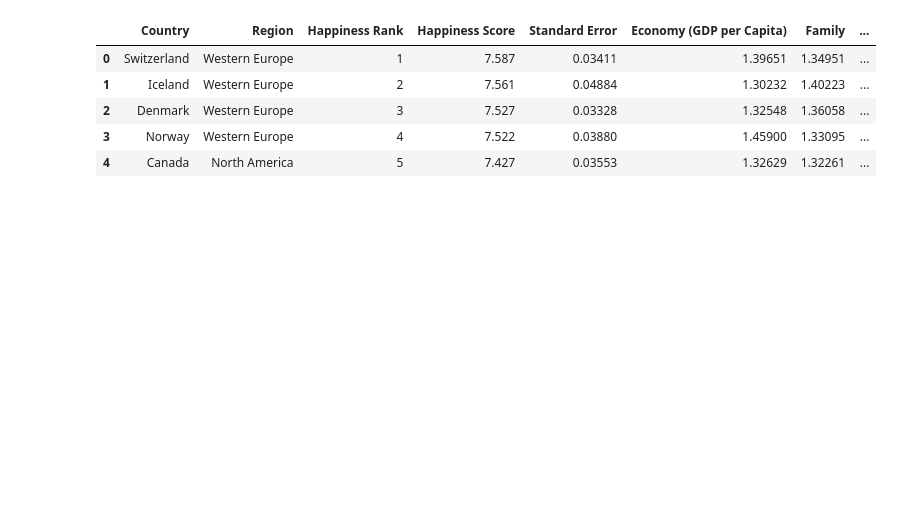
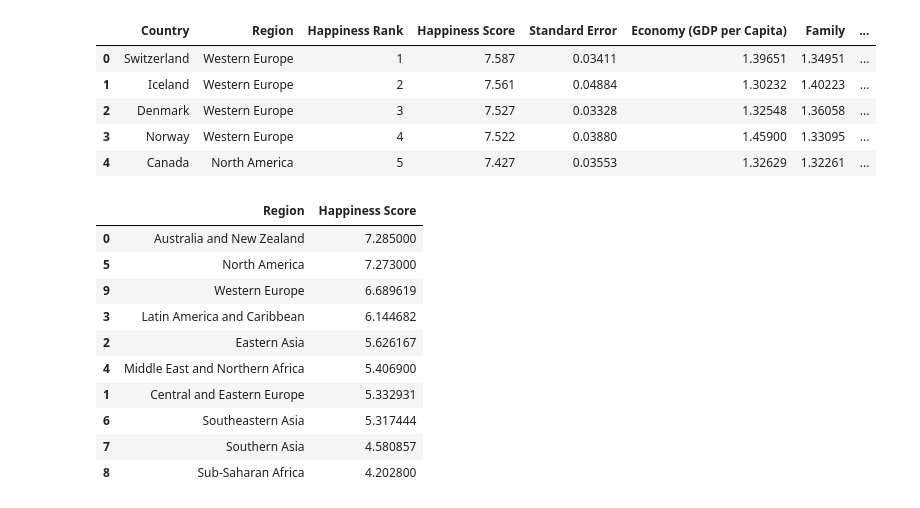
Before and after one commit to ipatel467/Happiness-Index, a Jupyter notebook: Index.ipynb, the cells around one changed output. Cells and saved outputs as stored; diff of their text form; code cells hidden in the pictures; blank space fills up the shorter version.

```diff
--- a/Index.ipynb
+++ b/Index.ipynb
@@ -314,0 +320,14 @@ df15.head()
+# %%
+df15_grouped_happ
+# %% [output]
+|  | Region | Happiness Score |
+| 0 | Australia and New Zealand | 7.285000 |
+| 5 | North America | 7.273000 |
+| 9 | Western Europe | 6.689619 |
+| 3 | Latin America and Caribbean | 6.144682 |
+| 2 | Eastern Asia | 5.626167 |
+| 4 | Middle East and Northern Africa | 5.406900 |
+| 1 | Central and Eastern Europe | 5.332931 |
+| 6 | Southeastern Asia | 5.317444 |
+| 7 | Southern Asia | 4.580857 |
+| 8 | Sub-Saharan Africa | 4.202800 |
```
Also changed, not shown: parts of 4 cells of this notebook.
